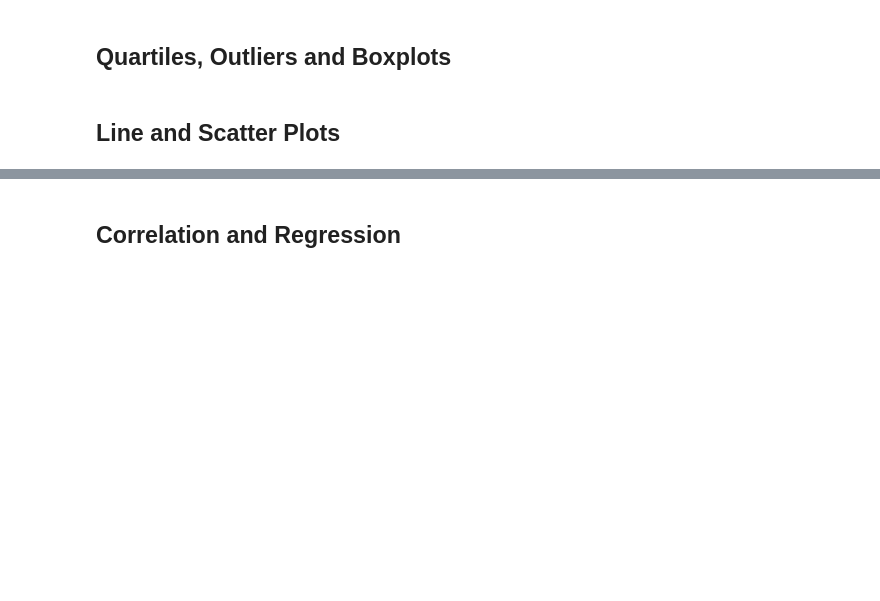
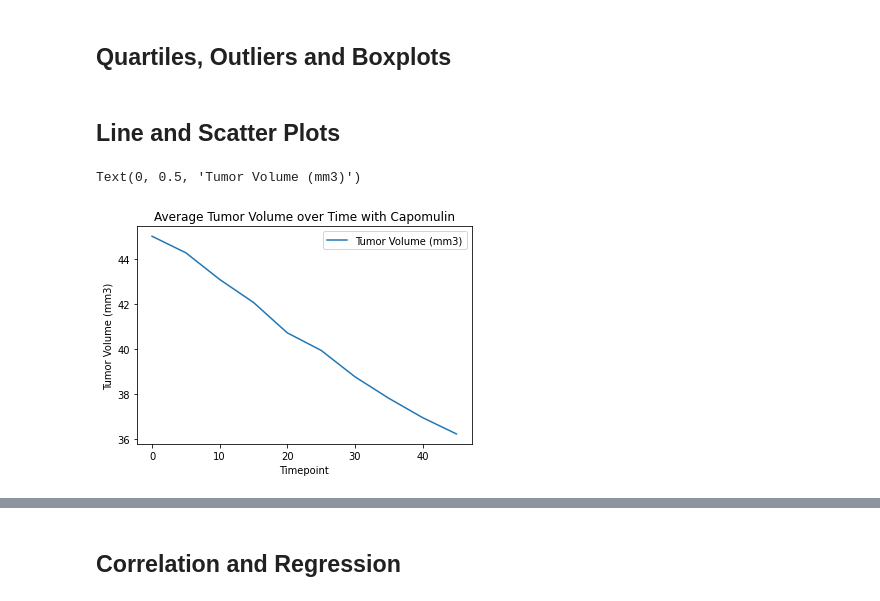
Before and after one commit to andyob715/Matplotlib-challenge, a Jupyter notebook: 05-Matplotlib/Instructions/Pymaceuticals/pymaceuticals_starter.ipynb, the cells around one changed output, grey strips where cells are left out. Cells and saved outputs as stored; diff of their text form; code cells hidden in the pictures; blank space fills up the shorter version.

```diff
--- a/05-Matplotlib/Instructions/Pymaceuticals/pymaceuticals_starter.ipynb
+++ b/05-Matplotlib/Instructions/Pymaceuticals/pymaceuticals_starter.ipynb
@@ -184,3 +208,12 @@ tumor_group_by
 ## Line and Scatter Plots
 # %%
 # Generate a line plot of time point versus tumor volume for a mouse treated with Capomulin
+cap_df = clean_combined_df[clean_combined_df["Drug Regimen"]=="Capomulin"]
+cap_df_trim = cap_df[["Timepoint","Tumor Volume (mm3)"]]
+cap_df_trim_gp = cap_df_trim.groupby("Timepoint").mean()
+cap_df_trim_gp.plot.line()
+plt.title("Average Tumor Volume over Time with Capomulin")
+plt.ylabel('Tumor Volume (mm3)')
+# %% [output]
+Text(0, 0.5, 'Tumor Volume (mm3)')
+[figure, added]
```
Also changed, not shown: parts of 6 cells of this notebook.
